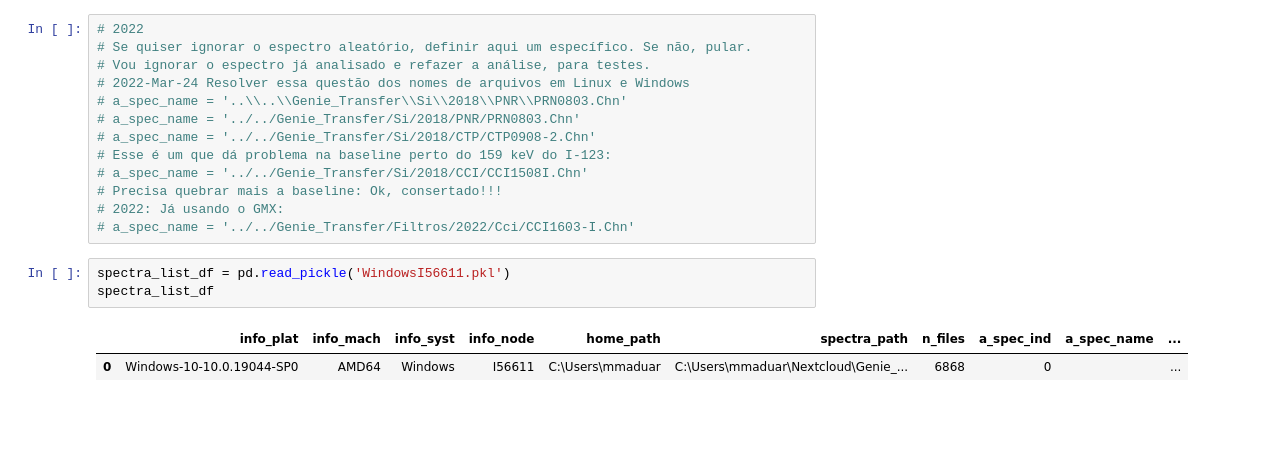
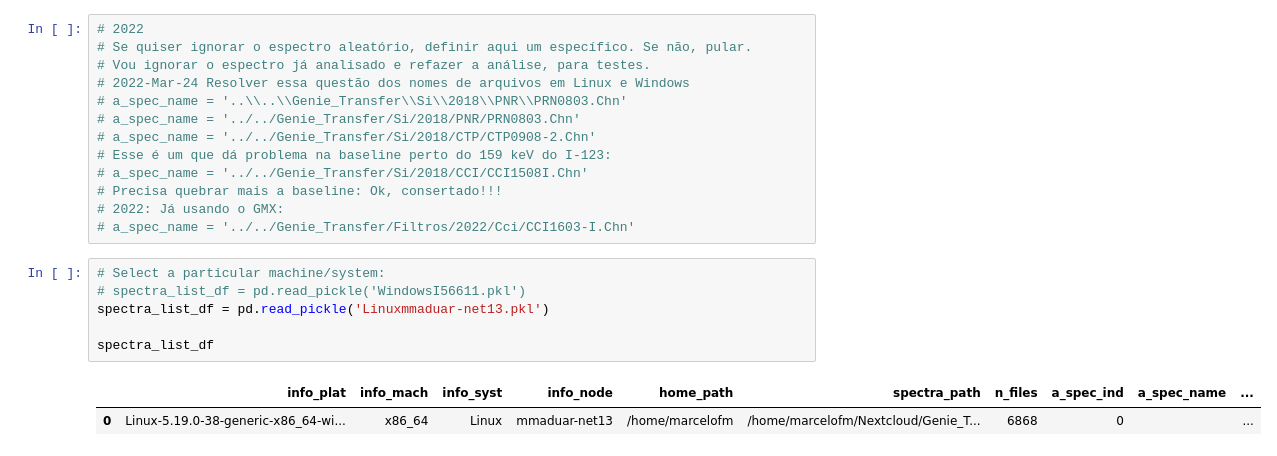
Before and after one commit to terrabela/OGRaySpY, a Jupyter notebook: src/setting_system_environment.ipynb, the cells around one changed output. Saved outputs shown, nothing was run; the diff lists cells and outputs as text; blank space fills up the shorter version.

```diff
--- a/src/setting_system_environment.ipynb
+++ b/src/setting_system_environment.ipynb
@@ -53,9 +48,12 @@ No. spec files:  6868
 # Precisa quebrar mais a baseline: Ok, consertado!!!
 # 2022: Já usando o GMX:
 # a_spec_name = '../../Genie_Transfer/Filtros/2022/Cci/CCI1603-I.Chn'
-# %%
-spectra_list_df = pd.read_pickle('WindowsI56611.pkl')
-spectra_list_df
-# %% [output]
-|  | info_plat | info_mach | info_syst | info_node | home_path | spectra_path | n_files | a_spec_ind | a_spec_name | ... |
-| 0 | Windows-10-10.0.19044-SP0 | AMD64 | Windows | I56611 | C:\Users\mmaduar | C:\Users\mmaduar\Nextcloud\Genie_... | 6868 | 0 |  | ... |
+# %%
+# Select a particular machine/system:
+# spectra_list_df = pd.read_pickle('WindowsI56611.pkl')
+spectra_list_df = pd.read_pickle('Linuxmmaduar-net13.pkl')
+
+spectra_list_df
+# %% [output]
+|  | info_plat | info_mach | info_syst | info_node | home_path | spectra_path | n_files | a_spec_ind | a_spec_name | ... |
+| 0 | Linux-5.19.0-38-generic-x86_64-wi... | x86_64 | Linux | mmaduar-net13 | /home/marcelofm | /home/marcelofm/Nextcloud/Genie_T... | 6868 | 0 |  | ... |
```
Also changed, not shown: parts of 3 cells of this notebook, 4 other files.
